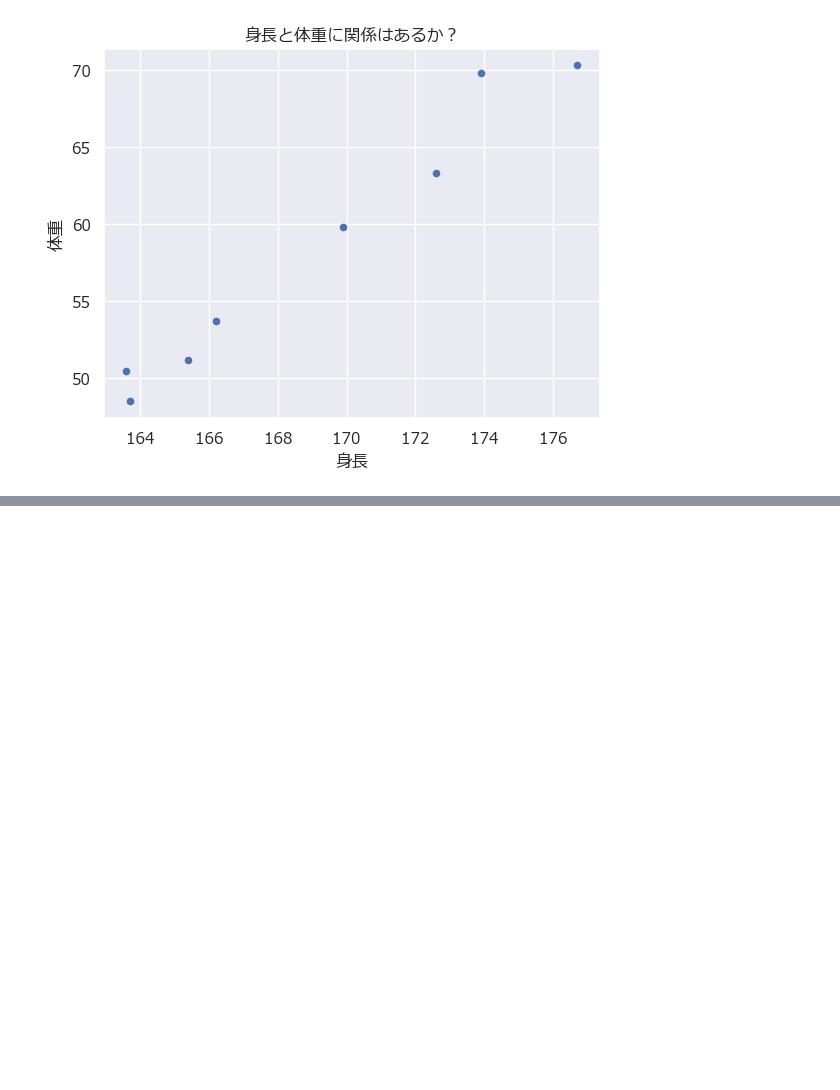
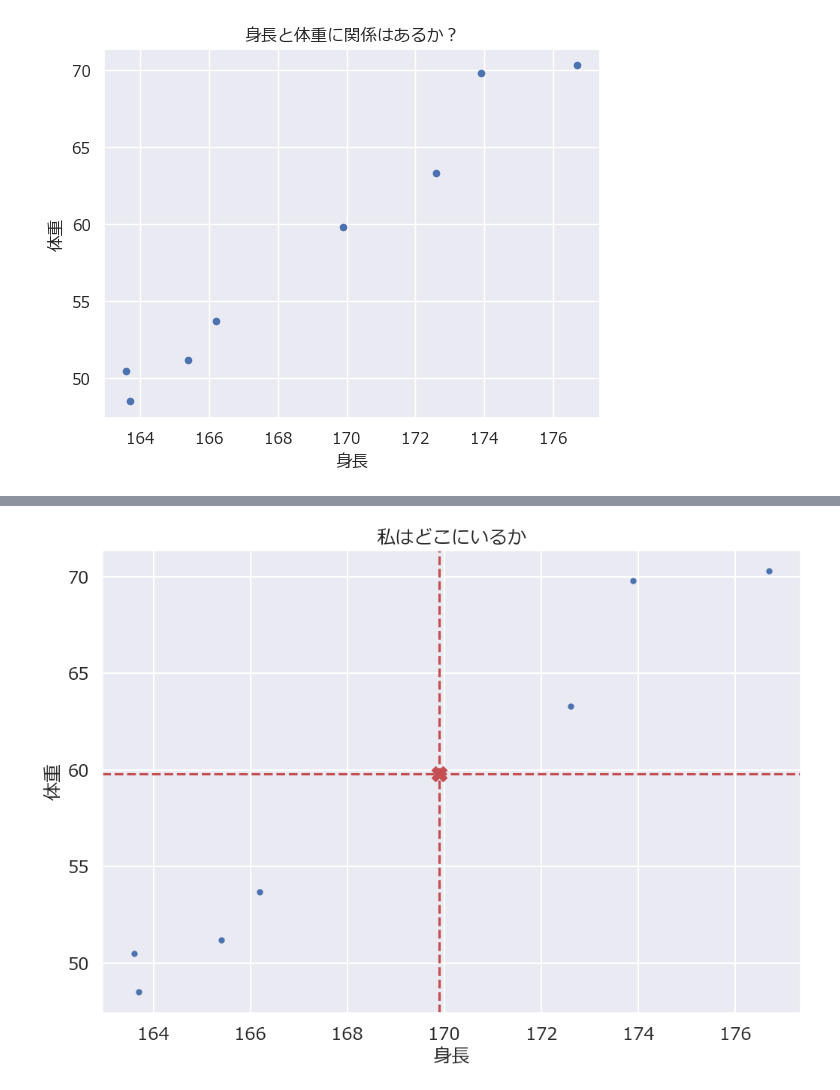
Before and after one commit to kaomatsu8888/Data_Analytics_Practice, a Jupyter notebook: chap004.ipynb, the cells around one changed output, grey strips where cells are left out. Cells and saved outputs as stored; diff of their text form; code cells hidden in the pictures; blank space fills up the shorter version.

```diff
--- a/chap004.ipynb
+++ b/chap004.ipynb
@@ -248,0 +261,14 @@ plt.show()
+# %%
+df.plot.scatter(x="身長", y="体重", c="b", figsize=(12,8))
+plt.title("私はどこにいるか")
+
+x=df.iloc[3]["身長"]
+y=df.iloc[3]["体重"]
+plt.plot(x, y, c="r", marker="X", markersize=15)
+
+plt.axvline(x=x, c="r", linestyle="--")
+plt.axhline(y=y, c="r", linestyle="--")
+
+plt.show()
+# %% [output]
+[figure, added]
```
Also changed, not shown: parts of 1 cell of this notebook, 1 other file.
